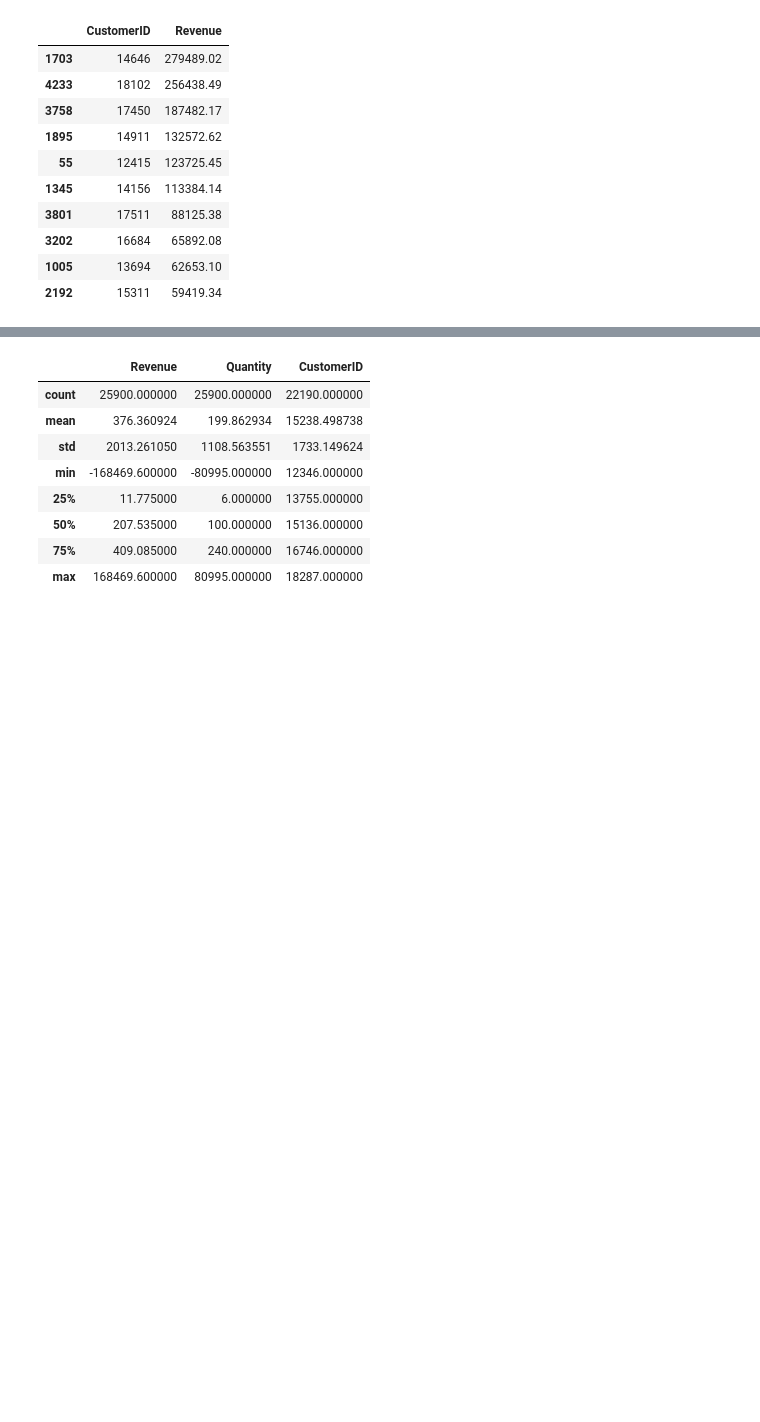
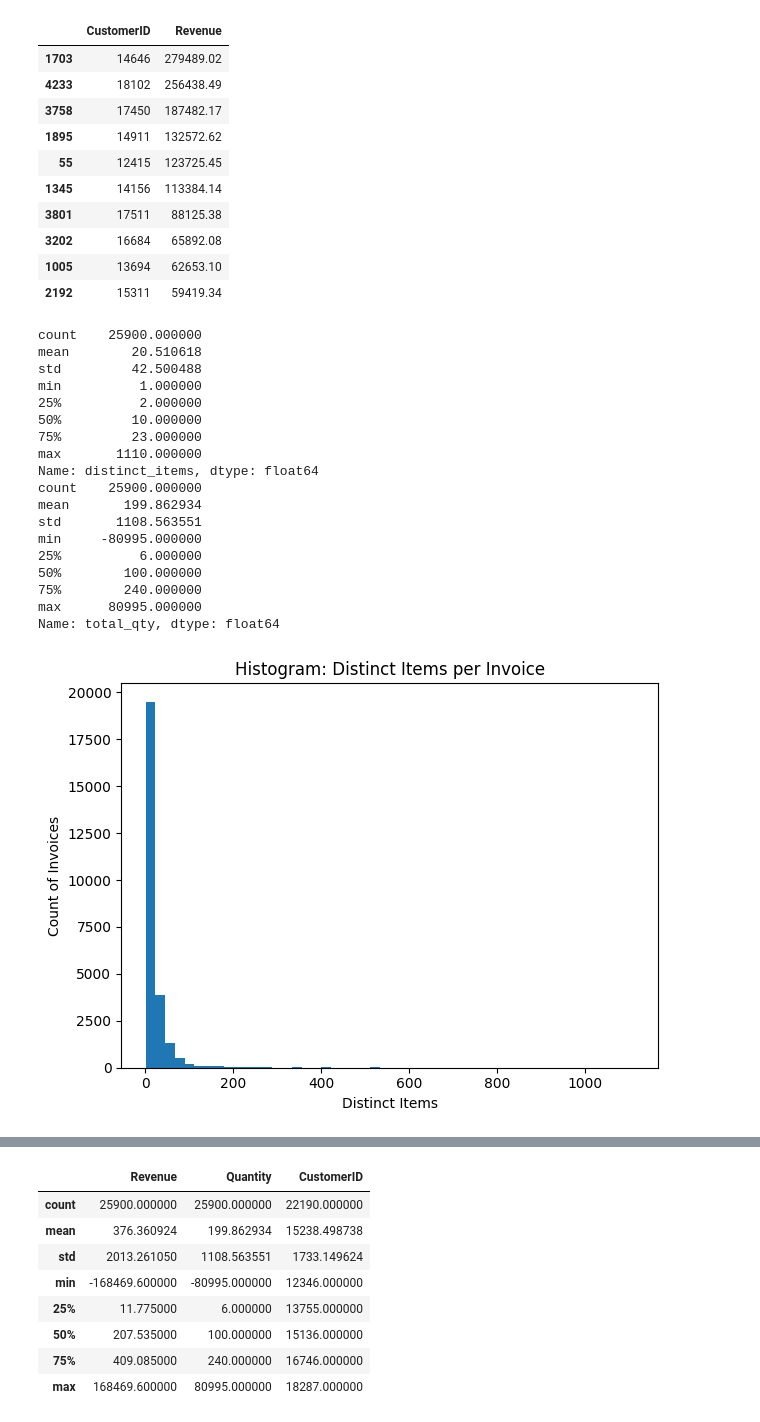
Before and after one commit to md-sarwar-jahan/Ecommerce_analysis, a Jupyter notebook: ecommerce-analysis.ipynb, the cells around one changed output, grey strips where cells are left out. Saved outputs shown, nothing was run; the diff lists cells and outputs as text; code cells hidden in the pictures; blank space fills up the shorter version.

```diff
--- a/ecommerce-analysis.ipynb
+++ b/ecommerce-analysis.ipynb
@@ -157,3 +196,56 @@ top_customers.head(10)
 | 3202 | 16684 | 65892.08 |
 | 1005 | 13694 | 62653.10 |
 | 2192 | 15311 | 59419.34 |
+# %%
+# Cell F — Basket Size Distribution
+# (two views: distinct line items / invoice, and total quantity / invoice)
+# Distinct products per invoice
+basket_distinct = (
+    df.groupby('InvoiceNo')['StockCode'].nunique()
+      .rename('distinct_items').reset_index()
+)
+
+# Total quantity per invoice
+basket_qty = (
+    df.groupby('InvoiceNo')['Quantity'].sum()
+      .rename('total_qty').reset_index()
+)
+
+print(basket_distinct['distinct_items'].describe())
+print(basket_qty['total_qty'].describe())
+
+plt.figure()
+plt.hist(basket_distinct['distinct_items'], bins=50)
+plt.title('Histogram: Distinct Items per Invoice')
+plt.xlabel('Distinct Items')
+plt.ylabel('Count of Invoices')
+plt.tight_layout()
+plt.show()
+
+plt.figure()
+plt.hist(basket_qty['total_qty'], bins=100)
+plt.title('Histogram: Total Quantity per Invoice')
+plt.xlabel('Total Quantity')
+plt.ylabel('Count of Invoices')
+plt.tight_layout()
+plt.show()
+# %% [output]
+count    25900.000000
+mean        20.510618
+std         42.500488
+min          1.000000
+25%          2.000000
+50%         10.000000
+75%         23.000000
+max       1110.000000
+Name: distinct_items, dtype: float64
+count    25900.000000
+mean       199.862934
+std       1108.563551
+min     -80995.000000
+25%          6.000000
+50%        100.000000
+75%        240.000000
+max      80995.000000
+Name: total_qty, dtype: float64
+[figure, added]
```
Also changed, not shown: parts of 6 cells of this notebook.
